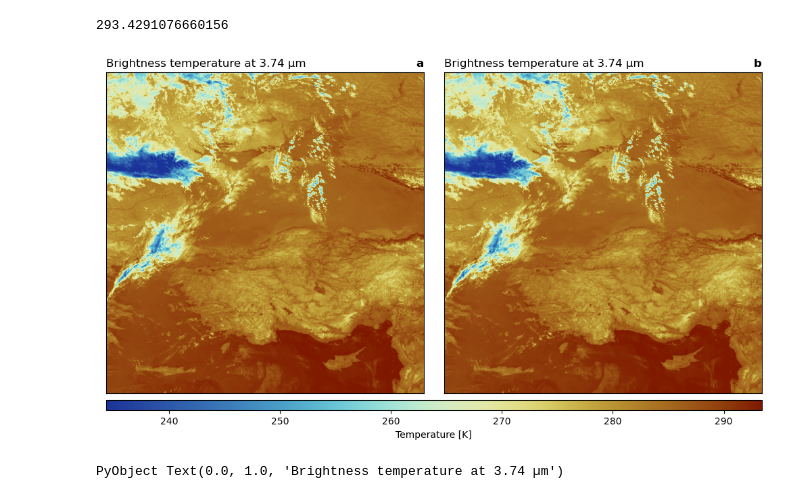
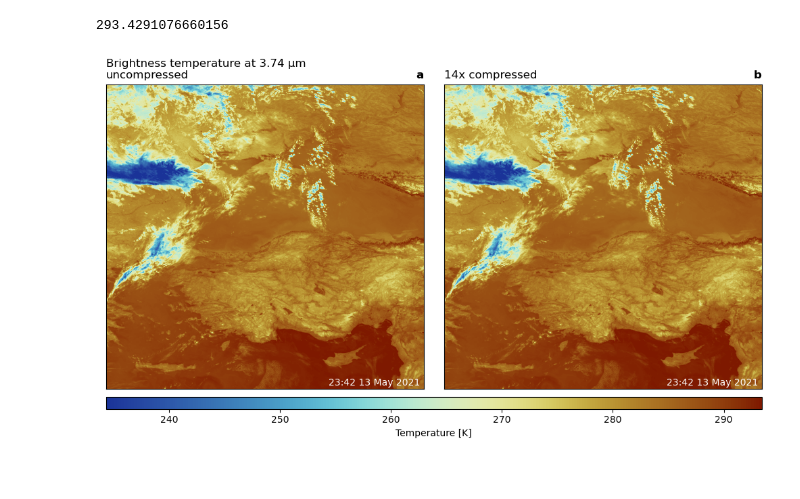
Before and after one commit to ECMWFCode4Earth/Elefridge.jl, a Jupyter notebook: nb/satellite.ipynb, the cells around one changed output. Cells and saved outputs as stored; diff of their text form; code cells hidden in the pictures; blank space fills up the shorter version.

```diff
--- a/nb/satellite.ipynb
+++ b/nb/satellite.ipynb
@@ -9,7 +9,8 @@ TranscodingStreams.initialize(ZstdCompressorL10)
 ZstdCompressorL22 = ZstdCompressor(level=22)
 TranscodingStreams.initialize(ZstdCompressorL22)
 # %%
-path= "/gf3/sat_data/SAT012_AQUATERRA_MODIS_L20_GLOBAL/viirs_I_20210513_t2342292.nc"
+path= "/network/aopp/chaos/pred/kloewer/esowc/satellite/viirs_I_20210513_t2342292.nc"
 ncfile = NetCDF.open(path)
 I04 = ncfile.vars["I04"][2800:6500,500:5500]
-I05 = ncfile.vars["I05"][2800:6500,500:5500];
+I05 = ncfile.vars["I05"][2800:6500,500:5500]
+start_time = ncfile.vars["I04"].atts["start_time"];
@@ -112,30 +71,39 @@ vmax = max(vmax4,vmax5)
 # %% [output]
 293.4291076660156
 # %%
-fig = figure(figsize=(10,5))
-ax1 = fig.add_axes(rect=[0.02,0.1,0.47,0.95])
-ax2 = fig.add_axes(rect=[0.52,0.1,0.47,0.95])
+fig = figure(figsize=(10,6))
+ax1 = fig.add_axes(rect=[0.02,0.15,0.47,0.75])
+ax2 = fig.add_axes(rect=[0.52,0.15,0.47,0.75])
 axs = (ax1,ax2)
 
 pos1 = ax1.get_position()
 pos2 = ax2.get_position()
 cax = fig.add_axes([pos1.x0,pos1.y0-0.05,pos2.x1-pos1.x0,0.03])
 
-q = axs[1].imshow(I04r',aspect="auto";cmap,vmin,vmax)
-axs[2].imshow(I04',aspect="auto";cmap,vmin,vmax)
+q = axs[1].imshow(I04',aspect="auto";cmap,vmin,vmax)
+axs[2].imshow(I04r',aspect="auto";cmap,vmin,vmax)
 cbar = colorbar(q,cax=cax,orientation="horizontal",label="Temperature [K]")
 
 axs[1].set_xticks([])
 axs[1].set_yticks([])
 
 for (iax,ax) in enumerate(axs)
     ax.set_title(string(Char(iax+96)),loc="right",fontweight="bold")
     ax.set_xticks([])
     ax.set_yticks([])
 end
 
-axs[1].set_title("Brightness temperature at 3.74 µm",loc="left")
-axs[2].set_title("Brightness temperature at 3.74 µm",loc="left")
+axs[1].set_title("Brightness temperature at 3.74 µm\nuncompressed",loc="left")
+axs[2].set_title("$(round(Int,comp_fac04))x compressed",loc="left")
+
+axs[1].text(0.7,0.01,"$(start_time[12:16]) "*
+    Dates.format(Dates.Date(start_time[1:10]),"d u yyyy"),
+    transform=axs[1].transAxes,color="w")
+axs[2].text(0.7,0.01,"$(start_time[12:16]) "*
+    Dates.format(Dates.Date(start_time[1:10]),"d u yyyy"),
+    transform=axs[2].transAxes,color="w")
+
+tight_layout()
+# savefig("brightness_temp.png",dpi=200)
 # %% [output]
-[figure, old version]
+[figure, new version]
-PyObject Text(0.0, 1.0, 'Brightness temperature at 3.74 µm')
```
Also changed, not shown: parts of 7 cells of this notebook, 51 other files.
